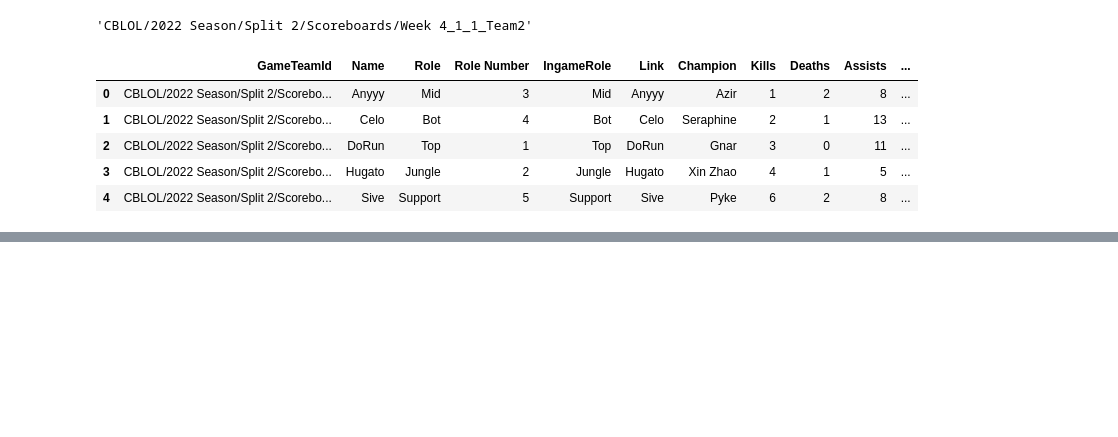
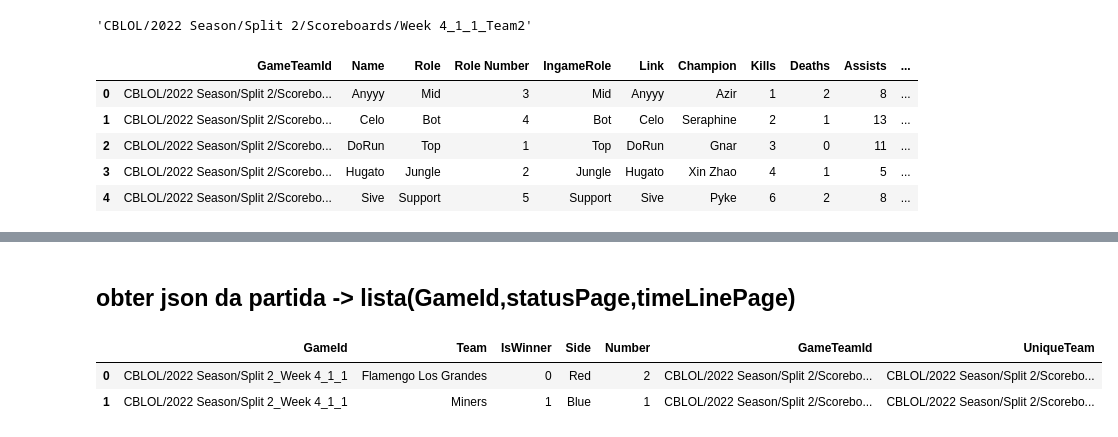
Before and after one commit to EderReisS/API_LoL, a Jupyter notebook: buscarInformacoesDataLiga.ipynb, the cells around one changed output, grey strips where cells are left out. Saved outputs shown, nothing was run; the diff lists cells and outputs as text; code cells hidden in the pictures; blank space fills up the shorter version.

```diff
--- a/buscarInformacoesDataLiga.ipynb
+++ b/buscarInformacoesDataLiga.ipynb
@@ -158,0 +263,2 @@ obterPlayerScoreFromGameTeamId(ts.iloc[1,5])
+# %% [markdown]
+## obter json da partida -> lista(GameId,statusPage,timeLinePage)
@@ -158,0 +274,6 @@ obterPlayerScoreFromGameTeamId(ts.iloc[1,5])
+# %%
+ts
+# %% [output]
+|  | GameId | Team | IsWinner | Side | Number | GameTeamId | UniqueTeam |
+| 0 | CBLOL/2022 Season/Split 2_Week 4_1_1 | Flamengo Los Grandes | 0 | Red | 2 | CBLOL/2022 Season/Split 2/Scorebo... | CBLOL/2022 Season/Split 2/Scorebo... |
+| 1 | CBLOL/2022 Season/Split 2_Week 4_1_1 | Miners | 1 | Blue | 1 | CBLOL/2022 Season/Split 2/Scorebo... | CBLOL/2022 Season/Split 2/Scorebo... |
```
Also changed, not shown: parts of 21 cells of this notebook.
